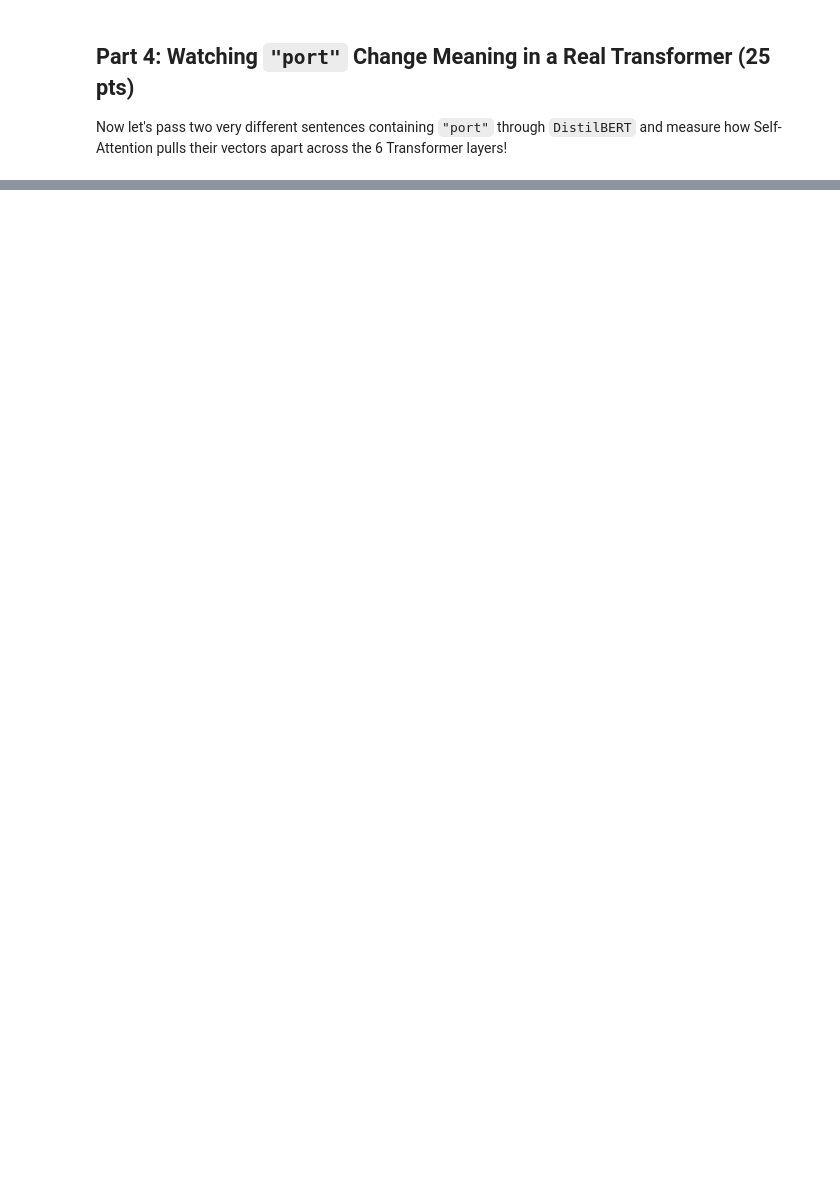
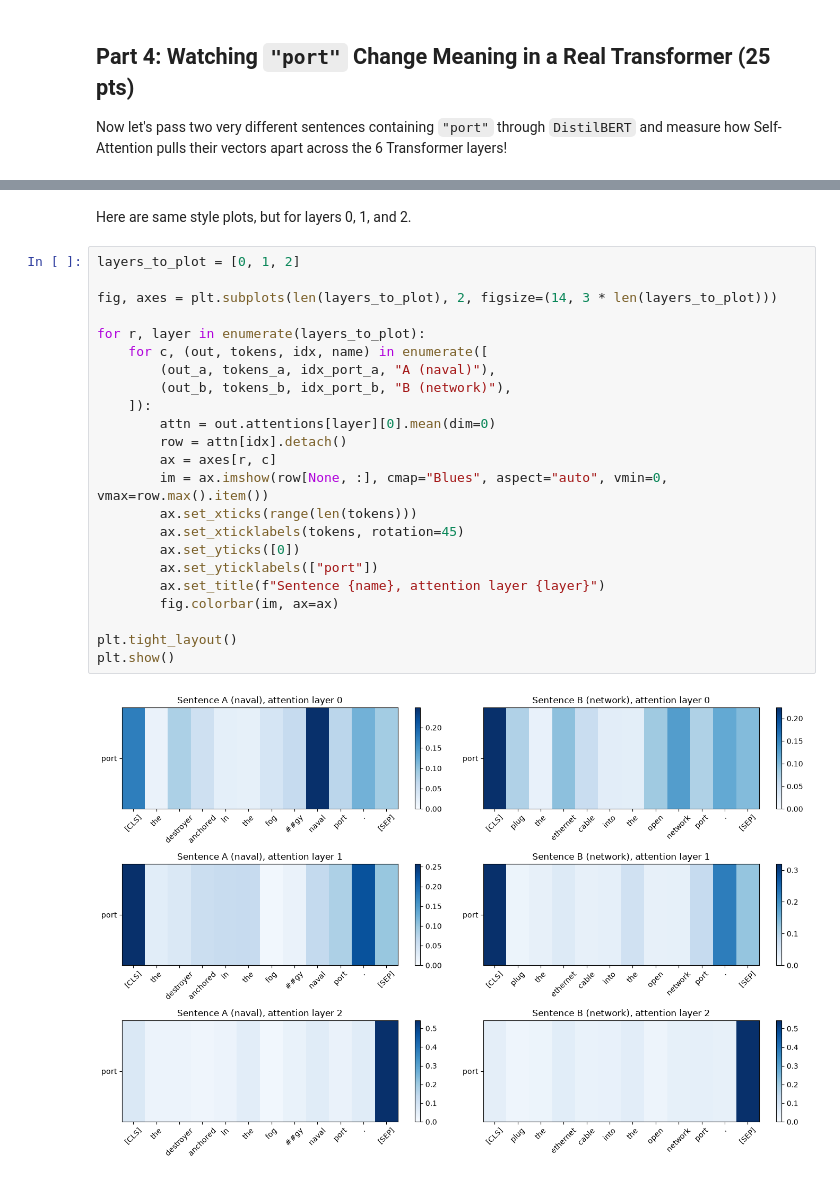
Before and after one commit to SorenPatel10/si470, a Jupyter notebook: Proj_Transformers/lab11_starter.ipynb, the cells around one changed output, grey strips where cells are left out. Cells and saved outputs as stored; diff of their text form; blank space fills up the shorter version.

```diff
--- a/Proj_Transformers/lab11_starter.ipynb
+++ b/Proj_Transformers/lab11_starter.ipynb
@@ -210,0 +298,27 @@ plt.show()
+# %% [markdown]
+Here are same style plots, but for layers 0, 1, and 2.
+# %%
+layers_to_plot = [0, 1, 2]
+
+fig, axes = plt.subplots(len(layers_to_plot), 2, figsize=(14, 3 * len(layers_to_plot)))
+
+for r, layer in enumerate(layers_to_plot):
+    for c, (out, tokens, idx, name) in enumerate([
+        (out_a, tokens_a, idx_port_a, "A (naval)"),
+        (out_b, tokens_b, idx_port_b, "B (network)"),
+    ]):
+        attn = out.attentions[layer][0].mean(dim=0)
+        row = attn[idx].detach()
+        ax = axes[r, c]
+        im = ax.imshow(row[None, :], cmap="Blues", aspect="auto", vmin=0, vmax=row.max().item())
+        ax.set_xticks(range(len(tokens)))
+        ax.set_xticklabels(tokens, rotation=45)
+        ax.set_yticks([0])
+        ax.set_yticklabels(["port"])
+        ax.set_title(f"Sentence {name}, attention layer {layer}")
+        fig.colorbar(im, ax=ax)
+
+plt.tight_layout()
+plt.show()
+# %% [output]
+[figure, added]
```
Also changed, not shown: parts of 14 cells of this notebook.
